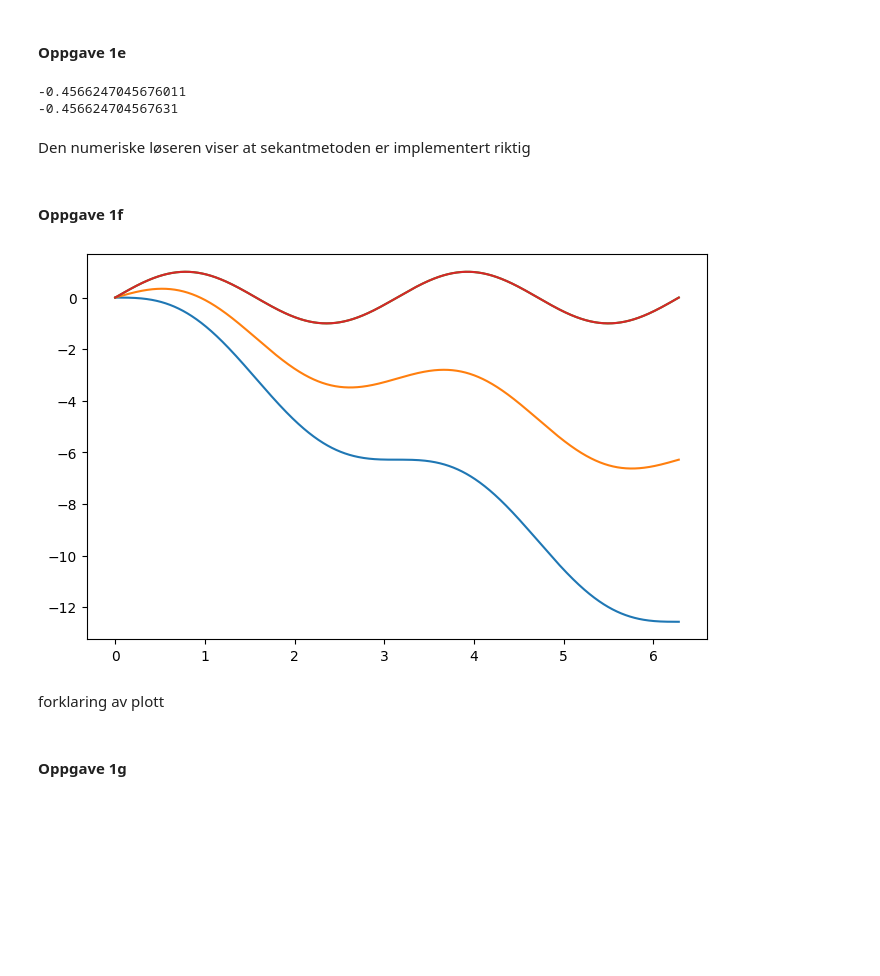
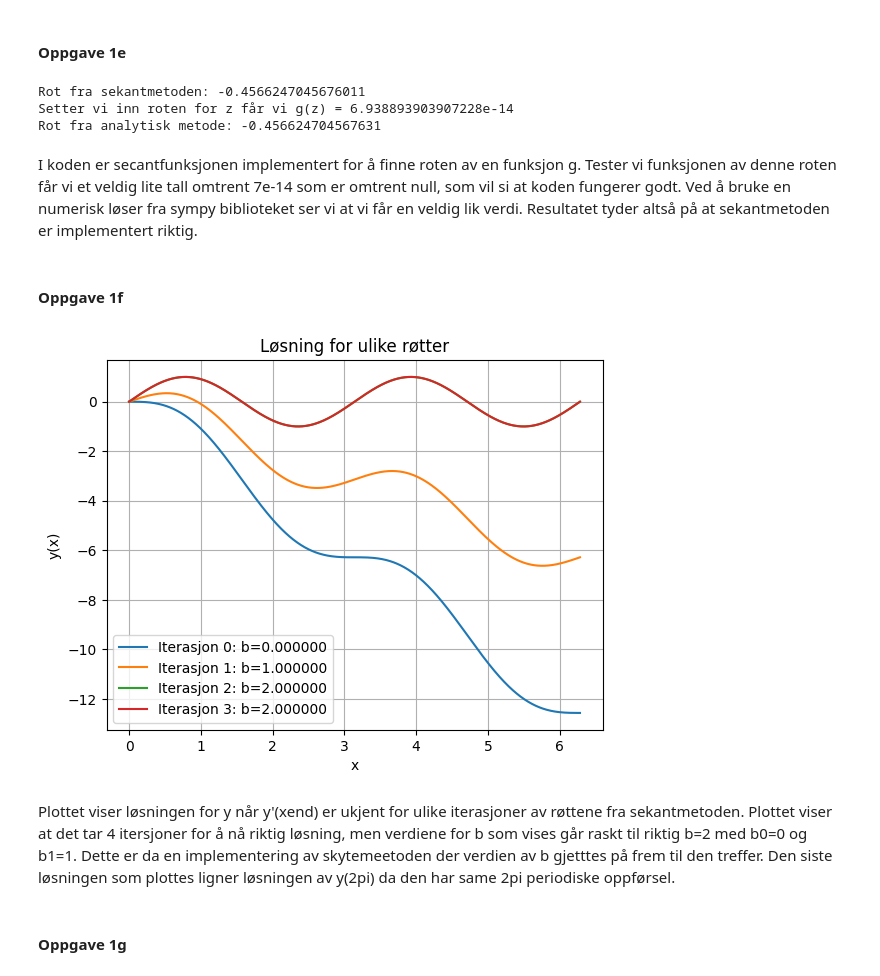
Before and after one commit to selmaberg05/TMA4320-Prosjekt3-gruppe-Andrihol-Emilyan-Selmahbe, a Jupyter notebook: Prosjekt3.ipynb, the cells around one changed output. Saved outputs shown, nothing was run; the diff lists cells and outputs as text; code cells hidden in the pictures; blank space fills up the shorter version.

```diff
--- a/Prosjekt3.ipynb
+++ b/Prosjekt3.ipynb
@@ -88,10 +99,8 @@ sammenlign/lag tabell med ulike alpha og tol for å se hvor mange steg man får
 #### Oppgave 1d
 # %%
 alphas = np.linspace(0.1, 0.99, 100)
-tols = np.logspace(-10, 0, 1000)
-
-a = []
-b = []
+tols = np.logspace(-10, 0, 100)
+error = []
 accepted = []
 total = []
 
@@ -100,8 +109,7 @@ alpha_fixed = 0.8
 
 for tol in tols:
     X, Y, stats_new = rk(x0, xend, y0, f, h0, tol, alpha_fixed)
-    a.append(np.max(np.abs(Y[:, 0] - np.sin(2*X))))
-    b.append(np.max(np.abs(Y[:, 1] - 2*np.cos(2*X))))
+    error.append(np.max(np.abs(Y[:, 0] - np.sin(2*X))))
 
 tol_fixed = 0.1
 for alpha in alphas:
@@ -109,17 +117,24 @@ for alpha in alphas:
     accepted.append(stats_new["Accepted steps"])
     total.append(stats_new["Discarded steps"]+stats_new["Accepted steps"])
 
-plt.plot(tols, a, label="feil for y")
-#plt.plot(tols, b, label="feil for y'")
-plt.legend()
+plt.figure(figsize=(12, 5))
+
+plt.subplot(1, 2, 1)
+plt.plot(tols, error)
 plt.title("Feil")
+plt.xlabel("tol")
+plt.ylabel("Feil")
 plt.xscale("log")
-plt.show()
+plt.grid()
 
+plt.subplot(1, 2, 2)
 plt.plot(alphas, accepted, label="Aksepterte tidssteg")
 plt.plot(alphas, total, label="Ikke aksepterte tidssteg")
 plt.legend()
 plt.title("Tidssteg")
+plt.xlabel("alpha")
+plt.ylabel("Tidssteg")
 plt.yscale("log")
+plt.grid()
 plt.show()
 # %% [output]
@@ -151,15 +165,20 @@ tol = 1e-7
 def g(z):
     return z + np.sin(z) + np.cos(z)
 #Sekant
-print(secant(g, z0, z1, tol))
-#Analytisk
+zn = secant(g, z0, z1, tol)
+print(f"Rot fra sekantmetoden: {zn}")
+print(f"Setter vi inn roten for z får vi g(z) = {g(zn)}")
+
+#Analytisk metode for å bekrefte metoden
 z = sp.symbols('z')
-print(sp.nsolve(z + sp.sin(z) + sp.cos(z), 0))
+zs = sp.nsolve(z + sp.sin(z) + sp.cos(z), 0)
+print(f"Rot fra analytisk metode: {zs}")
 # %% [output]
--0.4566247045676011
--0.456624704567631
+Rot fra sekantmetoden: -0.4566247045676011
+Setter vi inn roten for z får vi g(z) = 6.938893903907228e-14
+Rot fra analytisk metode: -0.456624704567631
 # %% [markdown]
-Den numeriske løseren viser at sekantmetoden er implementert riktig
+I koden er secantfunksjonen implementert for å finne roten av en funksjon g. Tester vi funksjonen av denne roten får vi et veldig lite tall omtrent 7e-14 som er omtrent null, som vil si at koden fungerer godt. Ved å bruke en numerisk løser fra sympy biblioteket ser vi at vi får en veldig lik verdi. Resultatet tyder altså på at sekantmetoden er implementert riktig.
 # %% [markdown]
 #### Oppgave 1f
 # %%
@@ -179,39 +198,41 @@ def secant_new(g, z0, z1, tol, max_iter=1000):
         z_nm1 = zn
 
     raise ValueError("Konvergerer ikke")
 
 def bvp(b, x0, xend, f, h0, tol, alpha):
     y_init = np.array([0.0, b], dtype=float)
     X, Y, stats = rk(x0, xend, y_init, f, h0, tol, alpha)
     return Y[-1, 0]
 
 x0 = 0.0
 y0 = np.array([0.0, 1],dtype=float )
 xend = 2 * np.pi
 alpha = 0.8
 tol = 1e-7
 h0 = 0.1
 
 g = lambda b: bvp(b, x0, xend, f, h0, tol, alpha)
 
 b0 = 0.0
 b1 = 1.0
 
 roots = secant_new(g, b0, b1, tol, max_iter=1000)
 
-plt.figure(figsize=(8,5))
 for i, b in enumerate(roots):
     y_init = np.array([0.0, b], dtype=float)
     X, Y, stats = rk(x0, xend, y_init, f, h0, tol, alpha)
     plt.plot(X, Y[:, 0], label=f"Iterasjon {i}: b={b:.6f}")
 
-
-
+plt.legend()
+plt.title("Løsning for ulike røtter")
+plt.xlabel("x")
+plt.ylabel("y(x)")
+plt.grid()
 plt.show()
 # %% [output]
-[figure, old version]
+[figure, new version]
 # %% [markdown]
-forklaring av plott
+Plottet viser løsningen for y når y'(xend) er ukjent for ulike iterasjoner av røttene fra sekantmetoden. Plottet viser at det tar 4 itersjoner for å nå riktig løsning, men verdiene for b som vises går raskt til riktig b=2 med b0=0 og b1=1. Dette er da en implementering av skytemeetoden der verdien av b gjetttes på frem til den treffer. Den siste løsningen som plottes ligner løsningen av y(2pi) da den har same 2pi periodiske oppførsel.
 # %% [markdown]
 #### Oppgave 1g
 # %%
```
Also changed, not shown: parts of 27 cells of this notebook.
